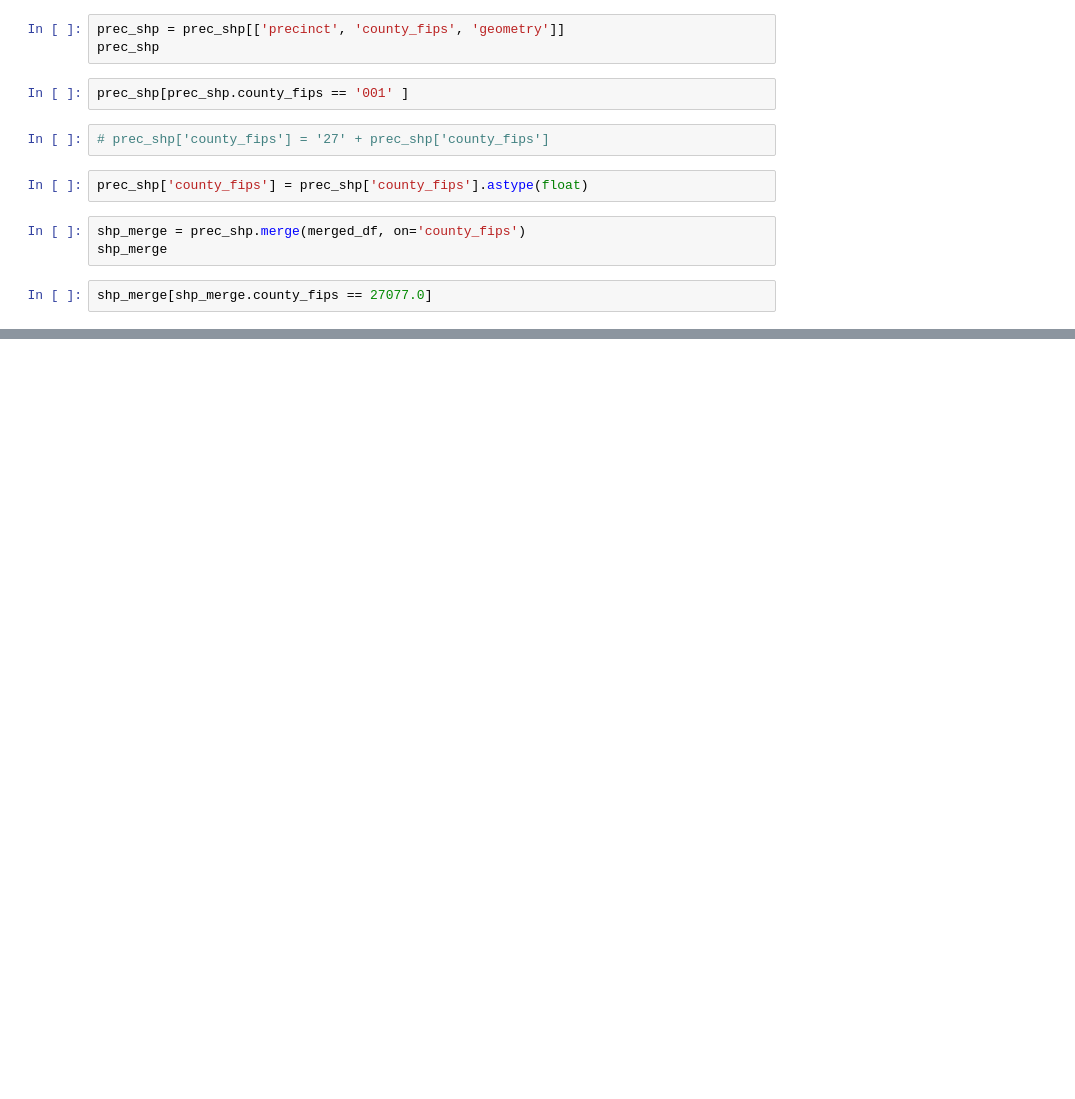
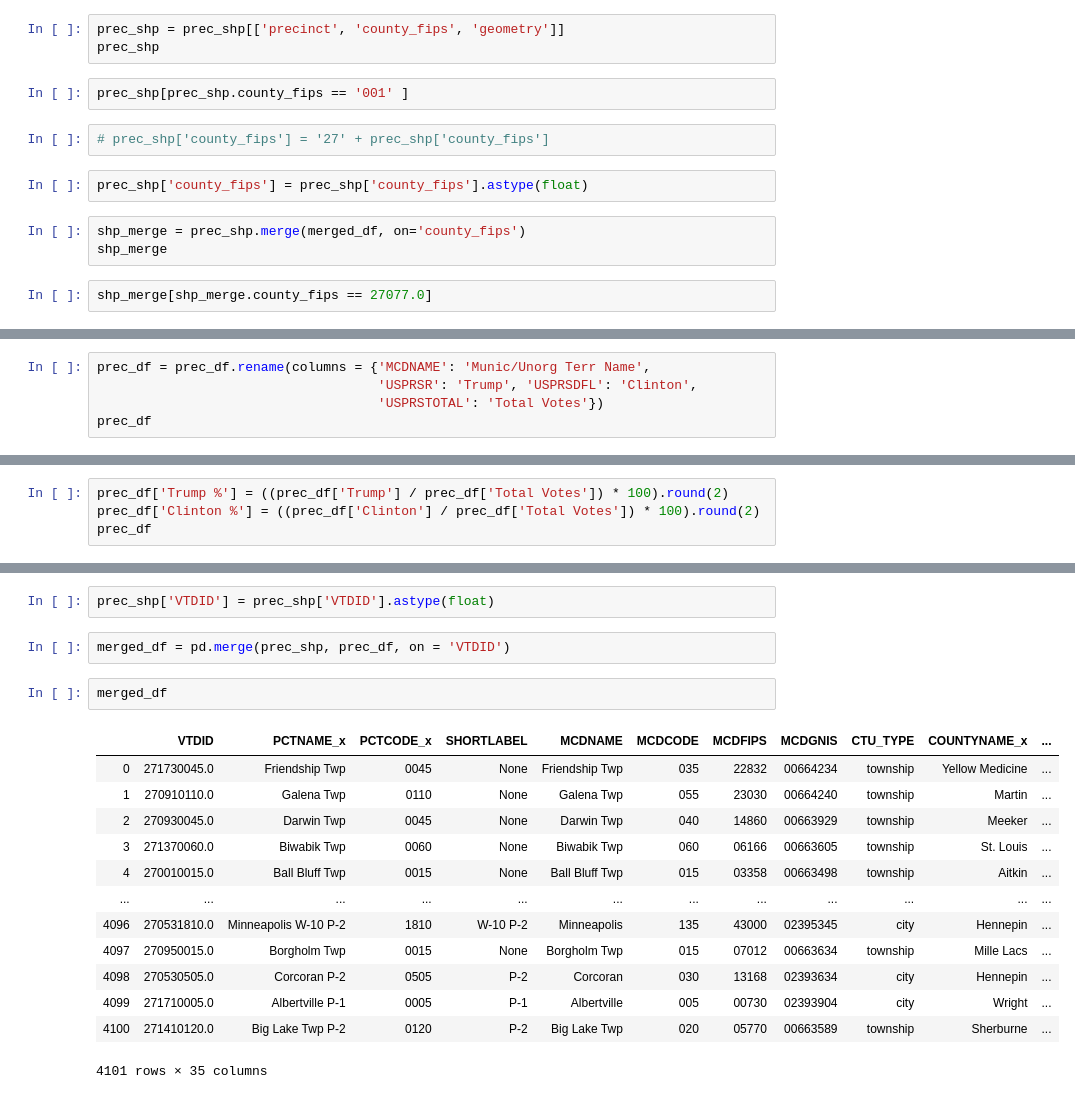
Before and after one commit to VallieTracy/Pres-Election-Partisan-Breakdown, a Jupyter notebook: precincts_main.ipynb, the cells around one changed output, grey strips where cells are left out. Cells and saved outputs as stored; diff of their text form; blank space fills up the shorter version.

```diff
--- a/precincts_main.ipynb
+++ b/precincts_main.ipynb
@@ -269,0 +173,5 @@ shp_merge[shp_merge.county_fips == 27077.0]
+# %%
+prec_df = prec_df.rename(columns = {'MCDNAME': 'Munic/Unorg Terr Name',
+                                    'USPRSR': 'Trump', 'USPRSDFL': 'Clinton',
+                                    'USPRSTOTAL': 'Total Votes'})
+prec_df
@@ -269,0 +192,4 @@ shp_merge[shp_merge.county_fips == 27077.0]
+# %%
+prec_df['Trump %'] = ((prec_df['Trump'] / prec_df['Total Votes']) * 100).round(2)
+prec_df['Clinton %'] = ((prec_df['Clinton'] / prec_df['Total Votes']) * 100).round(2)
+prec_df
@@ -269,0 +210,20 @@ shp_merge[shp_merge.county_fips == 27077.0]
+# %%
+prec_shp['VTDID'] = prec_shp['VTDID'].astype(float)
+# %%
+merged_df = pd.merge(prec_shp, prec_df, on = 'VTDID')
+# %%
+merged_df
+# %% [output]
+|  | VTDID | PCTNAME_x | PCTCODE_x | SHORTLABEL | MCDNAME | MCDCODE | MCDFIPS | MCDGNIS | CTU_TYPE | COUNTYNAME_x | ... |
+| 0 | 271730045.0 | Friendship Twp | 0045 | None | Friendship Twp | 035 | 22832 | 00664234 | township | Yellow Medicine | ... |
+| 1 | 270910110.0 | Galena Twp | 0110 | None | Galena Twp | 055 | 23030 | 00664240 | township | Martin | ... |
+| 2 | 270930045.0 | Darwin Twp | 0045 | None | Darwin Twp | 040 | 14860 | 00663929 | township | Meeker | ... |
+| 3 | 271370060.0 | Biwabik Twp | 0060 | None | Biwabik Twp | 060 | 06166 | 00663605 | township | St. Louis | ... |
+| 4 | 270010015.0 | Ball Bluff Twp | 0015 | None | Ball Bluff Twp | 015 | 03358 | 00663498 | township | Aitkin | ... |
+| ... | ... | ... | ... | ... | ... | ... | ... | ... | ... | ... | ... |
+| 4096 | 270531810.0 | Minneapolis W-10 P-2 | 1810 | W-10 P-2 | Minneapolis | 135 | 43000 | 02395345 | city | Hennepin | ... |
+| 4097 | 270950015.0 | Borgholm Twp | 0015 | None | Borgholm Twp | 015 | 07012 | 00663634 | township | Mille Lacs | ... |
+| 4098 | 270530505.0 | Corcoran P-2 | 0505 | P-2 | Corcoran | 030 | 13168 | 02393634 | city | Hennepin | ... |
+| 4099 | 271710005.0 | Albertville P-1 | 0005 | P-1 | Albertville | 005 | 00730 | 02393904 | city | Wright | ... |
+| 4100 | 271410120.0 | Big Lake Twp P-2 | 0120 | P-2 | Big Lake Twp | 020 | 05770 | 00663589 | township | Sherburne | ... |
+4101 rows × 35 columns
```
Also changed, not shown: parts of 23 cells of this notebook.
